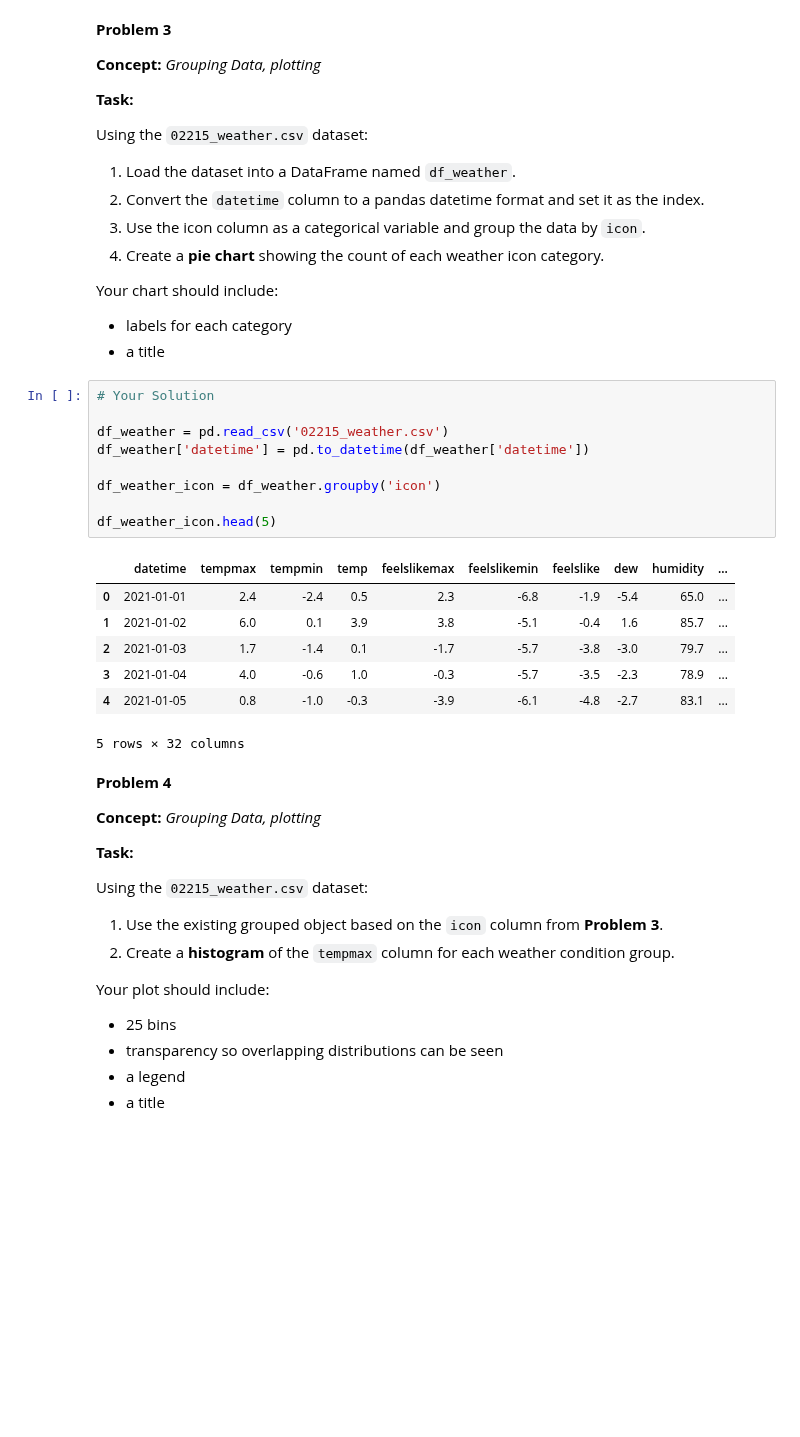
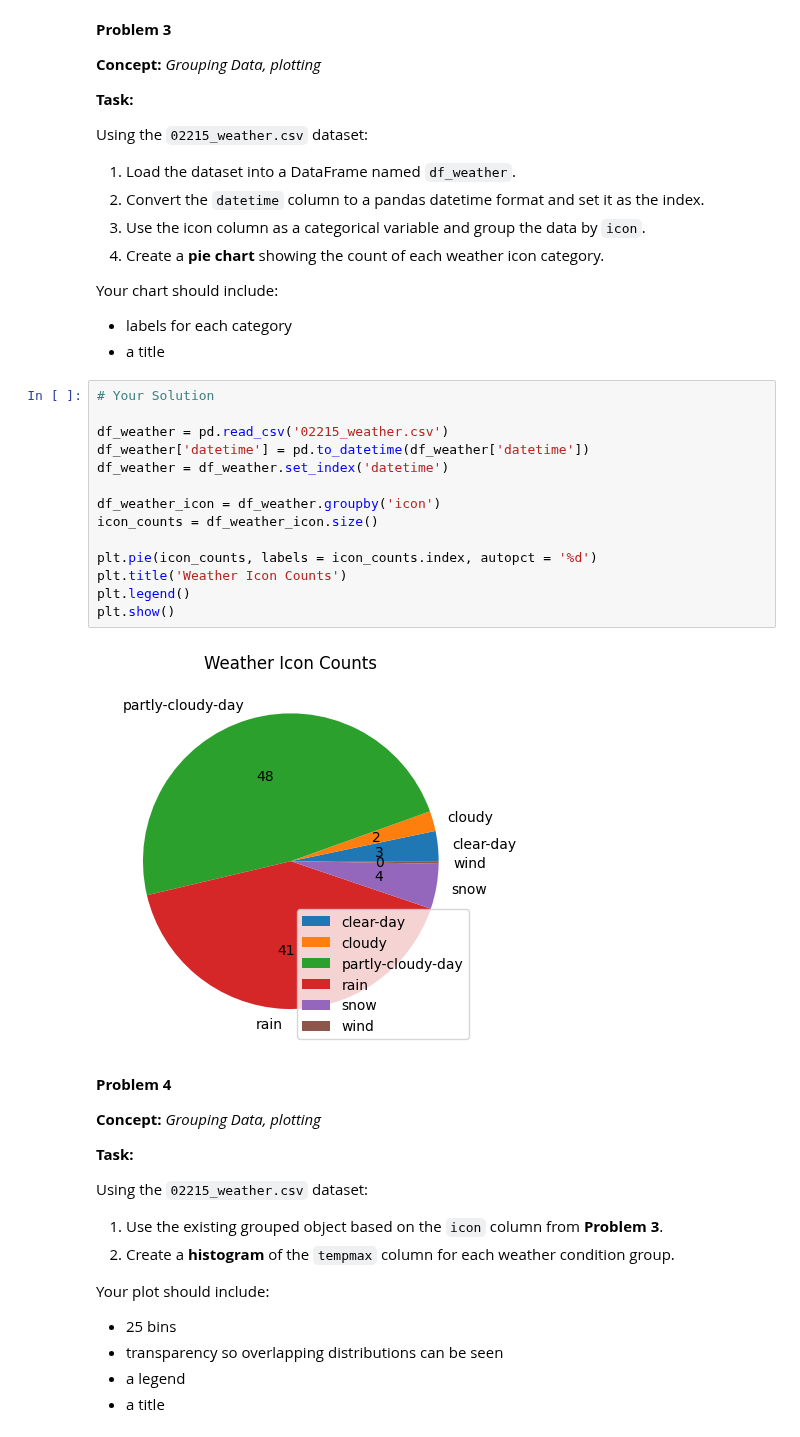
Before and after one commit to nrandazzo222/homework, a Jupyter notebook: week-11/homework.ipynb, the cells around one changed output. Cells and saved outputs as stored; diff of their text form; blank space fills up the shorter version.

```diff
--- a/week-11/homework.ipynb
+++ b/week-11/homework.ipynb
@@ -176,20 +176,19 @@ Your chart should include:
 # %%
 # Your Solution
 
 df_weather = pd.read_csv('02215_weather.csv')
 df_weather['datetime'] = pd.to_datetime(df_weather['datetime'])
+df_weather = df_weather.set_index('datetime')
 
 df_weather_icon = df_weather.groupby('icon')
+icon_counts = df_weather_icon.size()
 
-df_weather_icon.head(5)
+plt.pie(icon_counts, labels = icon_counts.index, autopct = '%d')
+plt.title('Weather Icon Counts')
+plt.legend()
+plt.show()
 # %% [output]
-|  | datetime | tempmax | tempmin | temp | feelslikemax | feelslikemin | feelslike | dew | humidity | ... |
-| 0 | 2021-01-01 | 2.4 | -2.4 | 0.5 | 2.3 | -6.8 | -1.9 | -5.4 | 65.0 | ... |
-| 1 | 2021-01-02 | 6.0 | 0.1 | 3.9 | 3.8 | -5.1 | -0.4 | 1.6 | 85.7 | ... |
-| 2 | 2021-01-03 | 1.7 | -1.4 | 0.1 | -1.7 | -5.7 | -3.8 | -3.0 | 79.7 | ... |
-| 3 | 2021-01-04 | 4.0 | -0.6 | 1.0 | -0.3 | -5.7 | -3.5 | -2.3 | 78.9 | ... |
-| 4 | 2021-01-05 | 0.8 | -1.0 | -0.3 | -3.9 | -6.1 | -4.8 | -2.7 | 83.1 | ... |
-5 rows × 32 columns
+[figure, added]
 # %% [markdown]
 **Problem 4**
 
```
Also changed, not shown: parts of 12 cells of this notebook.
